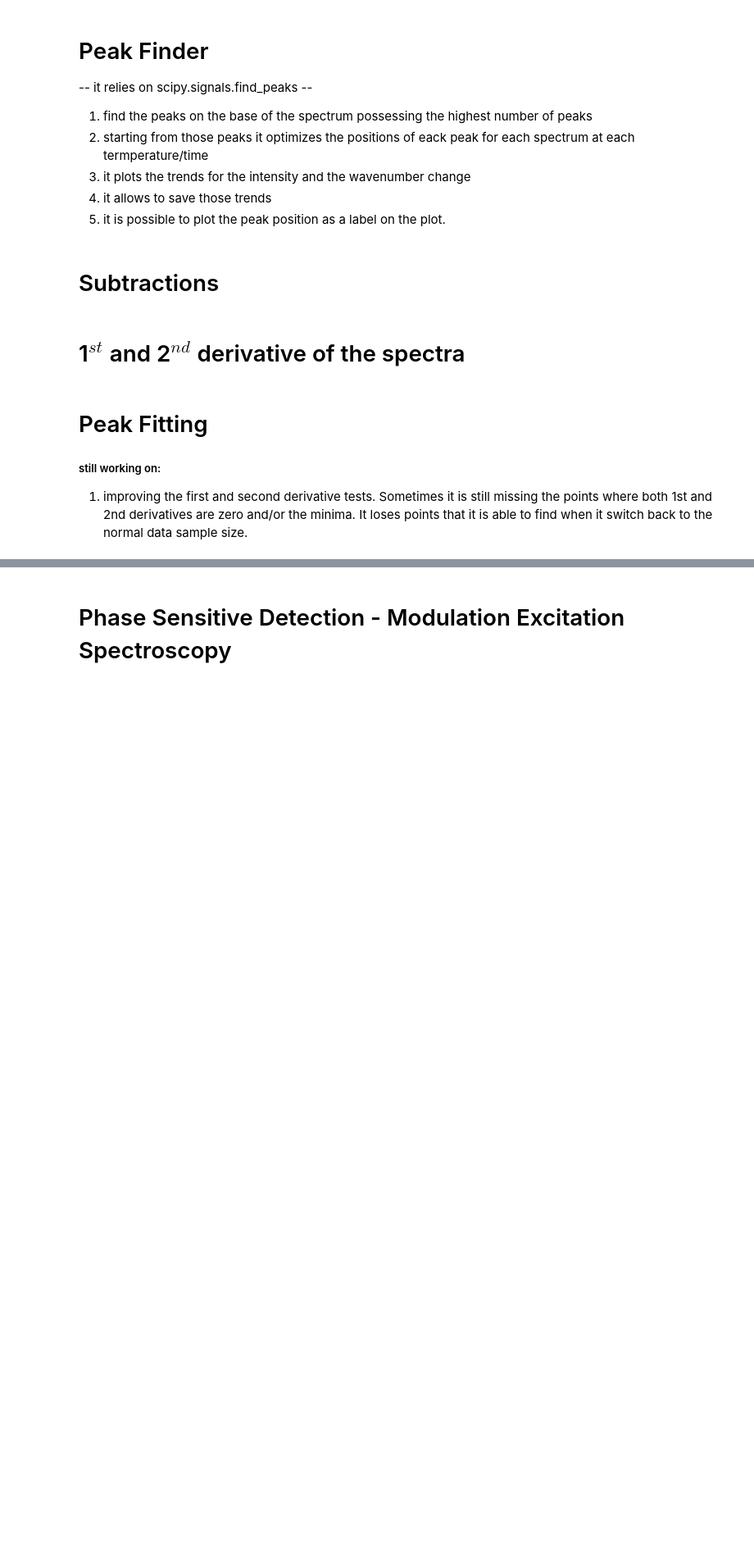
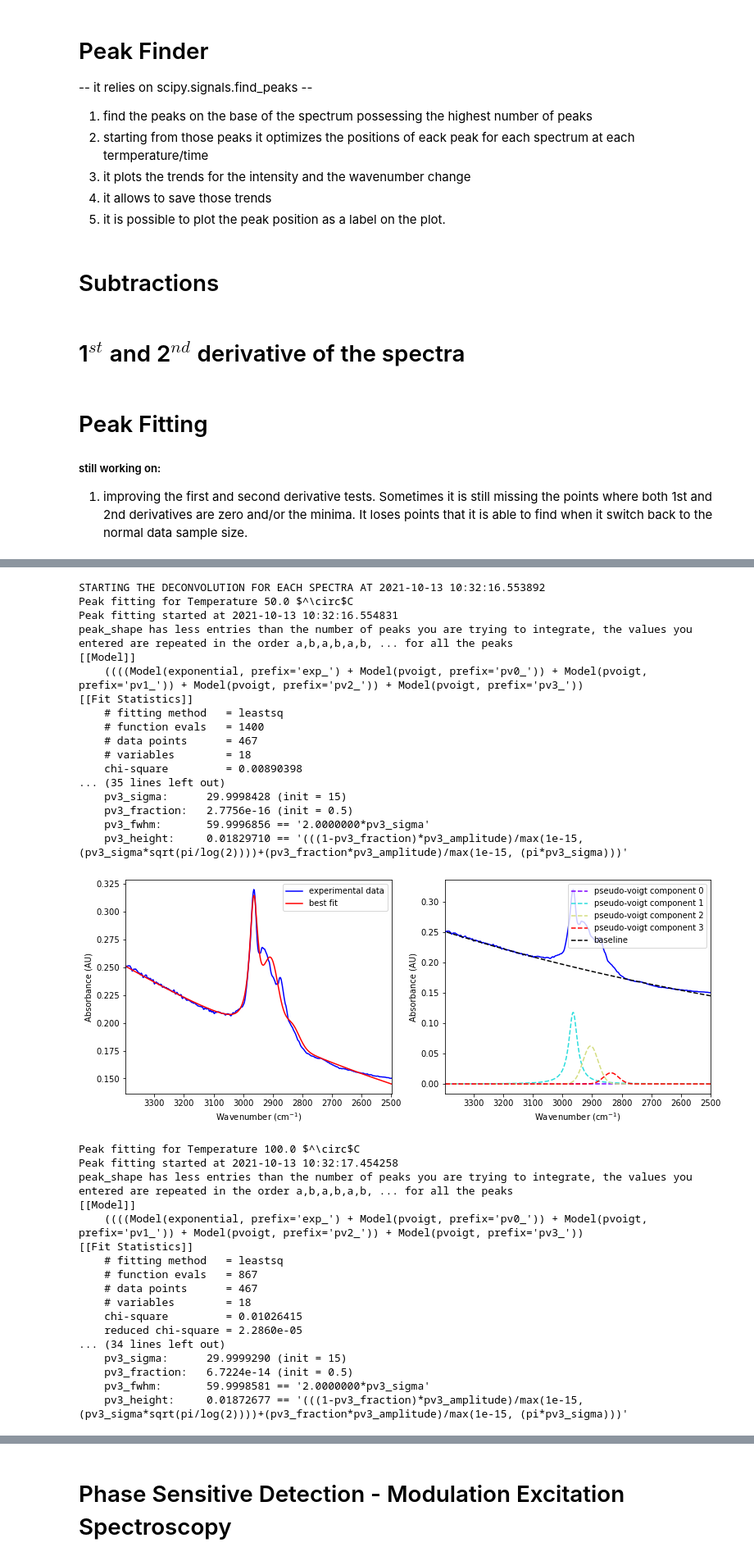
Before and after one commit to giadainnocenti/FTIR_analyzer, a Jupyter notebook: FTIR_analyzer.ipynb, the cells around one changed output, grey strips where cells are left out. Shown at 82% size. Cells and saved outputs as stored; diff of their text form; code cells hidden in the pictures; blank space fills up the shorter version.

```diff
--- a/FTIR_analyzer.ipynb
+++ b/FTIR_analyzer.ipynb
@@ -232,7 +232,7 @@ fit_wn_max = 3400
 #####################################################################
 #                  DECONVOLUTION                                    #
 #####################################################################
-peak_deconvolution = False
+peak_deconvolution = True
 #################### OPTION 1 ######################################
 derivative_peak_finder = False
 user_check = False
@@ -272,7 +272,7 @@ If you want more information about the math behind these models read [here](http
 ##################################################################################
 #              DISTRIBUTION PARAMETERS                                           #
 ##################################################################################
-peak_shape = ['SplitLorentzianModel']
+peak_shape = ['pseudo-voigt']
 baseline_type = 'exponential'
 #################### CURVE PARAMETERS ############################################
 # change this only if you know what you are doing                                #
@@ -709,28 +667,66 @@ if peak_deconvolution:
 # %%
 if peak_deconvolution:
     #def peak_fitting(wavenumber, absorbance, peaks, peak_shape=None, baseline_type=None):
     # wavenumber: range of wavenumbers to perform the peak fitting
     # absorbance: experimental absorbance of the IR spectrum
     # peaks: list containing the curve center to perform the fit
     # peak_shape : user_defined function, if none the program will use a pseudo-voight function
     # baseline_type: user_defined function, in None the program will use an exponential baseline
     # peak_center_min: value that will be removed to the peak center to reach the minimum position allowed
     # peak_center_max: value that will be added to the peak center to reach the maximum position allowed
     # if peak_center_min and peak_center_max are both none the value that will be removed and/or added is resolution*4
     # area_min = minimum value allowed for the area - if none is set to 0
     # area_max = maximum value allowed for the area - if non is set to 1000
     # sigma_min = minimum value allowed for the characteristic width of the curve, if none is set to 4
     # sigma_max = maximum value allowed for the characteristic width of the curve, if none is set to 60
     fit_dict = {}
     time_counter = 0 #redefining the global variable here so that every time this cell is run,
     #it will start from zero again or at least, I think
     print(f'STARTING THE DECONVOLUTION FOR EACH SPECTRA AT {datetime.now()}')
     for x, t in enumerate(time):
-        areas, peak_positions = peak_fitting(wn_fit[x,:], ab_fit[x,:], peak_dict[t], peak_shape=peak_shape,\
+        areas, peak_positions, best_fit_df = peak_fitting(wn_fit[x,:], ab_fit[x,:], peak_dict[t], peak_shape=peak_shape,\
                                              baseline_type=baseline_type, peak_center_min = peak_center_min,\
                                              peak_center_max = peak_center_max, area_min = area_min,\
                                              area_max = area_max, sigma_min = sigma_min, sigma_max = sigma_max,\
                                              variable_OI= variable_OI, time_list=time,UOM = unit_of_measure)
         fit_dict[t] = { 'Integration': areas,
                      'Positions':peak_positions}
+        if save_fit_output:
+            best_fit_df.to_csv(f'best_fit_values_for_{variable_OI}_{t}.csv')
     print(f'PEAK FITTING PROCEDURE FINISHED FOR ALL THE SPECTRA AT {datetime.now()}')
+# %% [output]
+STARTING THE DECONVOLUTION FOR EACH SPECTRA AT 2021-10-13 10:32:16.553892
+Peak fitting for Temperature 50.0 $^\circ$C
+Peak fitting started at 2021-10-13 10:32:16.554831
+peak_shape has less entries than the number of peaks you are trying to integrate, the values you entered are repeated in the order a,b,a,b,a,b, ... for all the peaks
+[[Model]]
+    ((((Model(exponential, prefix='exp_') + Model(pvoigt, prefix='pv0_')) + Model(pvoigt, prefix='pv1_')) + Model(pvoigt, prefix='pv2_')) + Model(pvoigt, prefix='pv3_'))
+[[Fit Statistics]]
+    # fitting method   = leastsq
+    # function evals   = 1400
+    # data points      = 467
+    # variables        = 18
+    chi-square         = 0.00890398
+... (35 lines left out)
+    pv3_sigma:      29.9998428 (init = 15)
+    pv3_fraction:   2.7756e-16 (init = 0.5)
+    pv3_fwhm:       59.9996856 == '2.0000000*pv3_sigma'
+    pv3_height:     0.01829710 == '(((1-pv3_fraction)*pv3_amplitude)/max(1e-15, (pv3_sigma*sqrt(pi/log(2))))+(pv3_fraction*pv3_amplitude)/max(1e-15, (pi*pv3_sigma)))'
+[figure, added]
+Peak fitting for Temperature 100.0 $^\circ$C
+Peak fitting started at 2021-10-13 10:32:17.454258
+peak_shape has less entries than the number of peaks you are trying to integrate, the values you entered are repeated in the order a,b,a,b,a,b, ... for all the peaks
+[[Model]]
+    ((((Model(exponential, prefix='exp_') + Model(pvoigt, prefix='pv0_')) + Model(pvoigt, prefix='pv1_')) + Model(pvoigt, prefix='pv2_')) + Model(pvoigt, prefix='pv3_'))
+[[Fit Statistics]]
+    # fitting method   = leastsq
+    # function evals   = 867
+    # data points      = 467
+    # variables        = 18
+    chi-square         = 0.01026415
+    reduced chi-square = 2.2860e-05
+... (34 lines left out)
+    pv3_sigma:      29.9999290 (init = 15)
+    pv3_fraction:   6.7224e-14 (init = 0.5)
+    pv3_fwhm:       59.9998581 == '2.0000000*pv3_sigma'
+    pv3_height:     0.01872677 == '(((1-pv3_fraction)*pv3_amplitude)/max(1e-15, (pv3_sigma*sqrt(pi/log(2))))+(pv3_fraction*pv3_amplitude)/max(1e-15, (pi*pv3_sigma)))'
```
Also changed, not shown: parts of 21 cells of this notebook, 18 other files.
